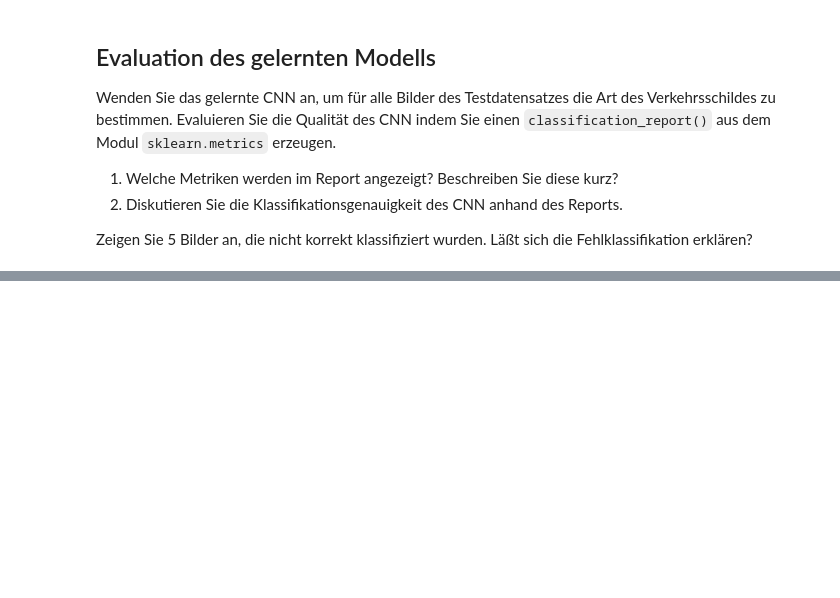
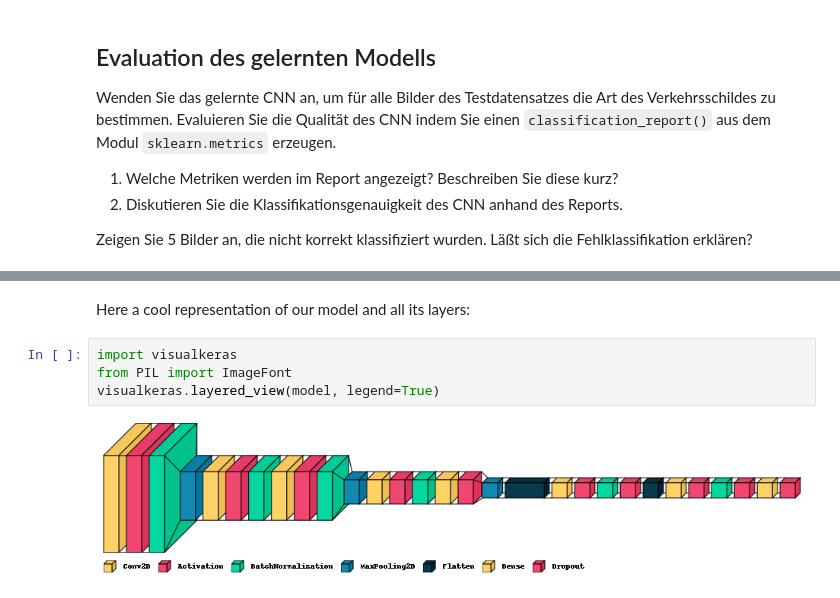
Before and after one commit to Branchverse/datamininglecture, a Jupyter notebook: 6_traffic_sign_recognition/TrafficSignClassification.ipynb, the cells around one changed output, grey strips where cells are left out. Saved outputs shown, nothing was run; the diff lists cells and outputs as text; blank space fills up the shorter version.

```diff
--- a/6_traffic_sign_recognition/TrafficSignClassification.ipynb
+++ b/6_traffic_sign_recognition/TrafficSignClassification.ipynb
@@ -704,0 +714,8 @@ Accuracy:  0.8766429136975455
+# %% [markdown]
+Here a cool representation of our model and all its layers:
+# %%
+import visualkeras
+from PIL import ImageFont
+visualkeras.layered_view(model, legend=True)
+# %% [output]
+[figure, added]
```
Also changed, not shown: parts of 14 cells of this notebook, 1 other file.
